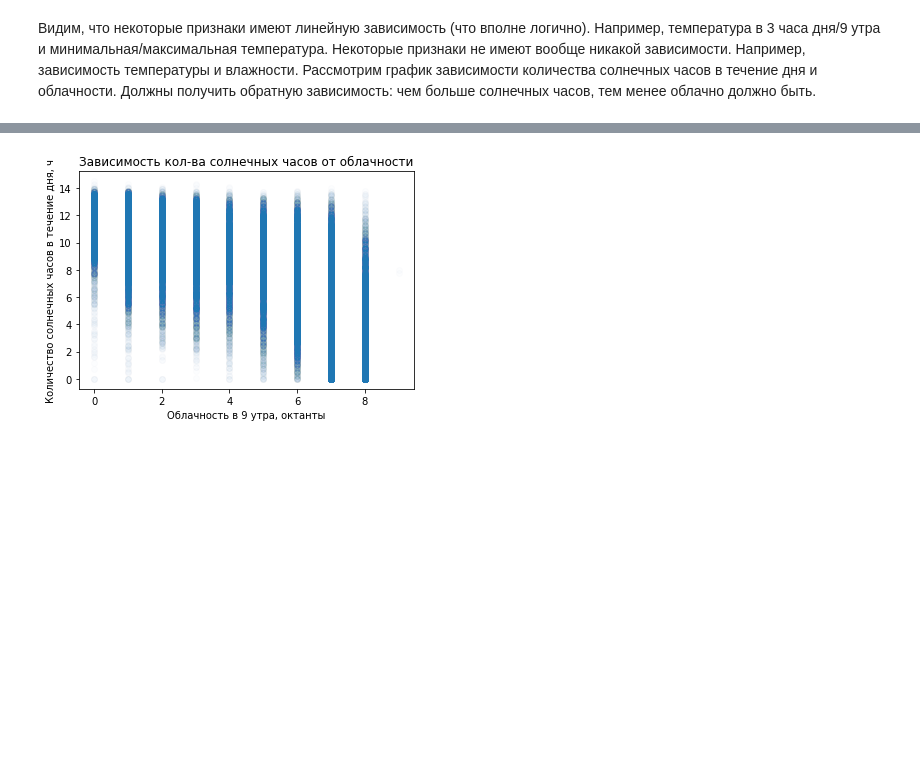
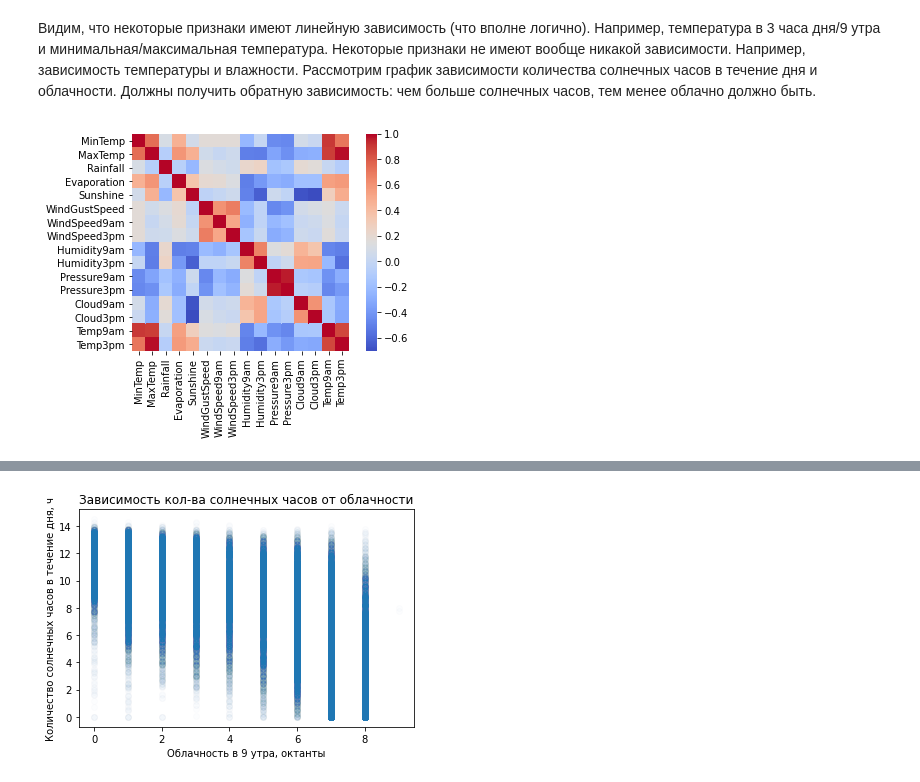
Before and after one commit to dmtrii-kg/ML_homeworks, a Jupyter notebook: Kaganov_lab1.ipynb, the cells around one changed output, grey strips where cells are left out. Drawn from its saved outputs; the diff is of its cells as text; code cells hidden in the pictures; blank space fills up the shorter version.

```diff
--- a/Kaganov_lab1.ipynb
+++ b/Kaganov_lab1.ipynb
@@ -166,0 +133,4 @@ data.corr() # посмотрим матрицу корреляции
+# %%
+# Матрица корреляции
+corr_mat = data_raw.corr()
+corr_mat
@@ -167,2 +155,7 @@ data.corr() # посмотрим матрицу корреляции
 # %% [markdown]
 Видим, что некоторые признаки имеют линейную зависимость (что вполне логично). Например, температура в 3 часа дня/9 утра и минимальная/максимальная температура. Некоторые признаки не имеют вообще никакой зависимости. Например, зависимость температуры и влажности. Рассмотрим график зависимости количества солнечных часов в течение дня и облачности. Должны получить обратную зависимость: чем больше солнечных часов, тем менее облачно должно быть.
+# %%
+sns.heatmap(corr_mat, square=True, cmap='coolwarm')
+pass
+# %% [output]
+[figure, added]
```
Also changed, not shown: parts of 43 cells of this notebook.
